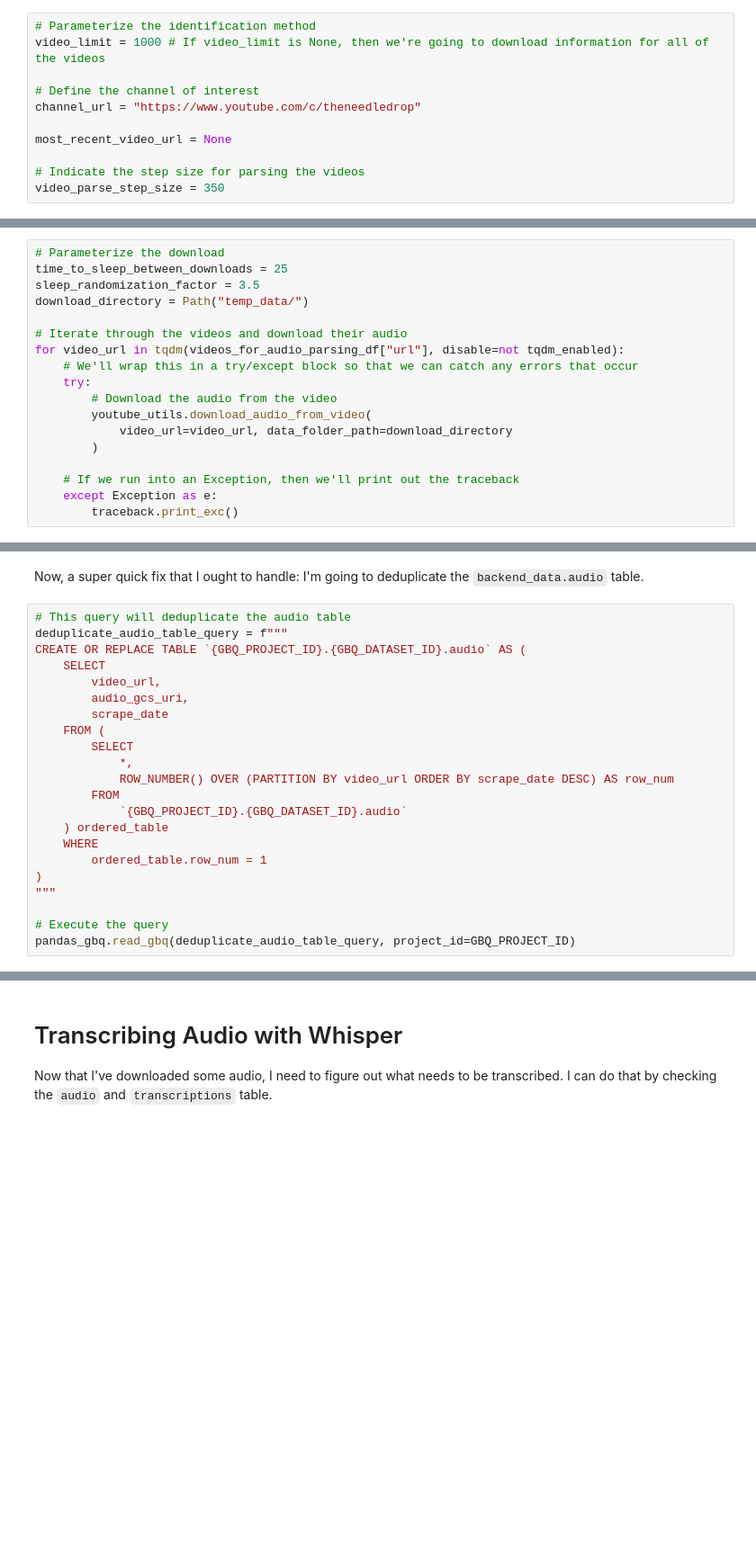
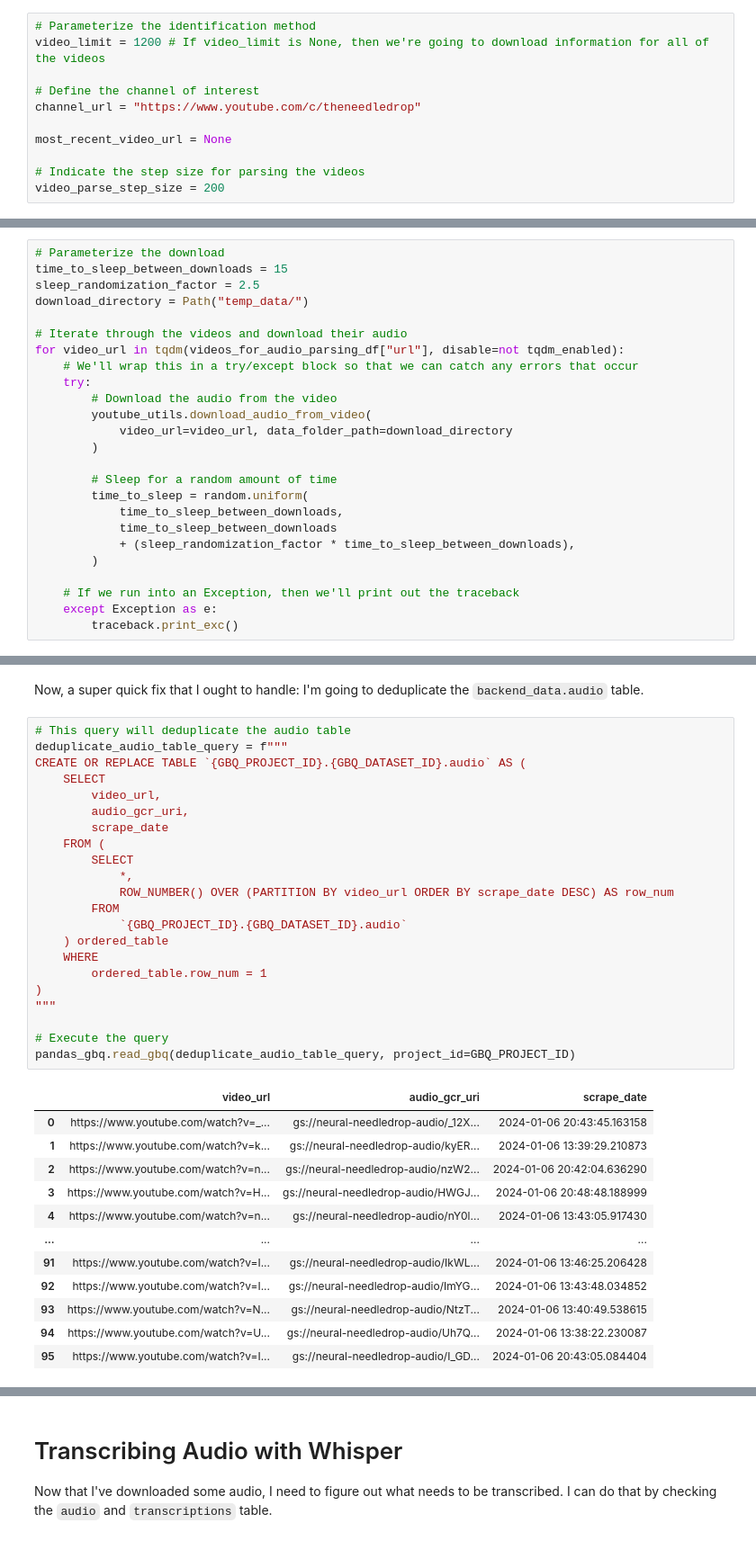
Before and after one commit to trevbook/neural-needledrop, a Jupyter notebook: pipeline/notebooks/02. Prototyping Data Pipeline.ipynb, the cells around one changed output, grey strips where cells are left out. Shown: that part at 90% size. Saved outputs shown, nothing was run; the diff lists cells and outputs as text; blank space fills up the shorter version.

```diff
--- a/pipeline/notebooks/02. Prototyping Data Pipeline.ipynb
+++ b/pipeline/notebooks/02. Prototyping Data Pipeline.ipynb
@@ -88,7 +90,7 @@ The first portion of the pipeline: determining if there are any videos to work w
 I'll start by parameterizing the method:
 # %%
 # Parameterize the identification method
-video_limit = 1000 # If video_limit is None, then we're going to download information for all of the videos
+video_limit = 1200 # If video_limit is None, then we're going to download information for all of the videos
 
 # Define the channel of interest
 channel_url = "https://www.youtube.com/c/theneedledrop"
@@ -96,7 +98,7 @@ channel_url = "https://www.youtube.com/c/theneedledrop"
 most_recent_video_url = None
 
 # Indicate the step size for parsing the videos
-video_parse_step_size = 350
+video_parse_step_size = 200
 # %% [markdown]
 Now that I've got the method scoped out, I'm going to write it. I'll identify the first couple of videos.
 # %%
@@ -351,8 +368,8 @@ videos_for_audio_parsing_df = pd.read_gbq(
 Next, I'm going to use `pytube` to download the audio of these videos.
 # %%
 # Parameterize the download
-time_to_sleep_between_downloads = 25
-sleep_randomization_factor = 3.5
+time_to_sleep_between_downloads = 15
+sleep_randomization_factor = 2.5
 download_directory = Path("temp_data/")
 
 # Iterate through the videos and download their audio
@@ -364,6 +381,13 @@ for video_url in tqdm(videos_for_audio_parsing_df["url"], disable=not tqdm_enabl
             video_url=video_url, data_folder_path=download_directory
         )
 
+        # Sleep for a random amount of time
+        time_to_sleep = random.uniform(
+            time_to_sleep_between_downloads,
+            time_to_sleep_between_downloads
+            + (sleep_randomization_factor * time_to_sleep_between_downloads),
+        )
+
     # If we run into an Exception, then we'll print out the traceback
     except Exception as e:
         traceback.print_exc()
@@ -473,22 +539,35 @@ Now, a super quick fix that I ought to handle: I'm going to deduplicate the `bac
 # %%
 # This query will deduplicate the audio table
 deduplicate_audio_table_query = f"""
 CREATE OR REPLACE TABLE `{GBQ_PROJECT_ID}.{GBQ_DATASET_ID}.audio` AS (
     SELECT
         video_url,
-        audio_gcs_uri,
+        audio_gcr_uri,
         scrape_date
     FROM (
         SELECT
             *,
             ROW_NUMBER() OVER (PARTITION BY video_url ORDER BY scrape_date DESC) AS row_num
         FROM
             `{GBQ_PROJECT_ID}.{GBQ_DATASET_ID}.audio`
     ) ordered_table
     WHERE
         ordered_table.row_num = 1
 )
 """
 
 # Execute the query
 pandas_gbq.read_gbq(deduplicate_audio_table_query, project_id=GBQ_PROJECT_ID)
+# %% [output]
+|  | video_url | audio_gcr_uri | scrape_date |
+| 0 | https://www.youtube.com/watch?v=_... | gs://neural-needledrop-audio/_12X... | 2024-01-06 20:43:45.163158 |
+| 1 | https://www.youtube.com/watch?v=k... | gs://neural-needledrop-audio/kyER... | 2024-01-06 13:39:29.210873 |
+| 2 | https://www.youtube.com/watch?v=n... | gs://neural-needledrop-audio/nzW2... | 2024-01-06 20:42:04.636290 |
+| 3 | https://www.youtube.com/watch?v=H... | gs://neural-needledrop-audio/HWGJ... | 2024-01-06 20:48:48.188999 |
+| 4 | https://www.youtube.com/watch?v=n... | gs://neural-needledrop-audio/nY0l... | 2024-01-06 13:43:05.917430 |
+| ... | ... | ... | ... |
+| 91 | https://www.youtube.com/watch?v=I... | gs://neural-needledrop-audio/IkWL... | 2024-01-06 13:46:25.206428 |
+| 92 | https://www.youtube.com/watch?v=I... | gs://neural-needledrop-audio/ImYG... | 2024-01-06 13:43:48.034852 |
+| 93 | https://www.youtube.com/watch?v=N... | gs://neural-needledrop-audio/NtzT... | 2024-01-06 13:40:49.538615 |
+| 94 | https://www.youtube.com/watch?v=U... | gs://neural-needledrop-audio/Uh7Q... | 2024-01-06 13:38:22.230087 |
+| 95 | https://www.youtube.com/watch?v=I... | gs://neural-needledrop-audio/I_GD... | 2024-01-06 20:43:05.084404 |
```
Also changed, not shown: parts of 17 cells of this notebook, 12 other files.
